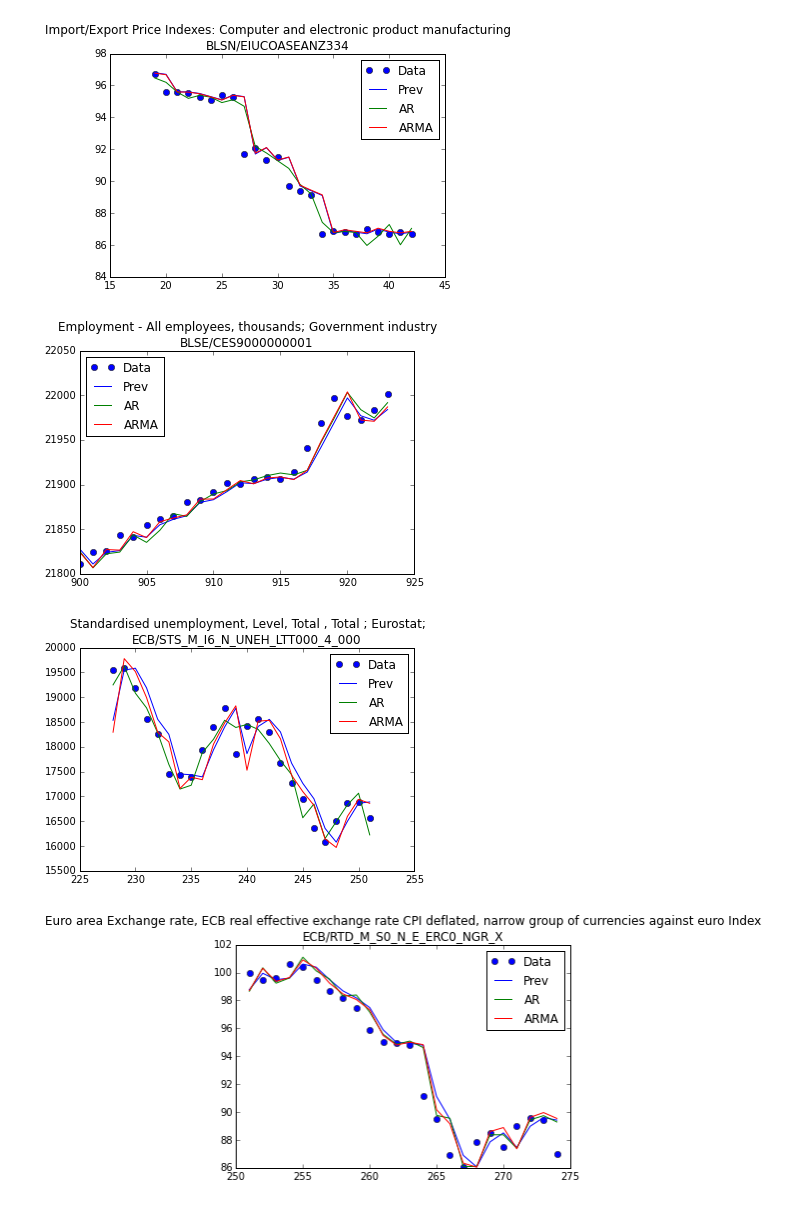
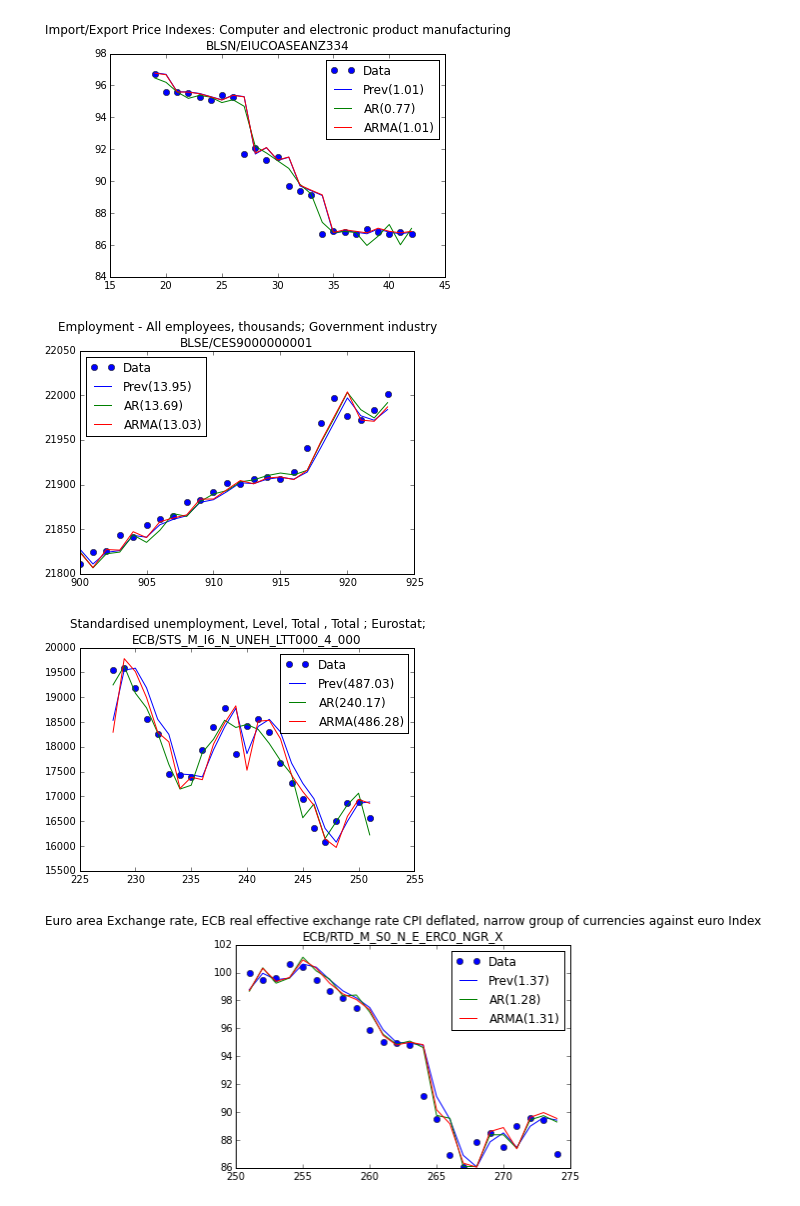
Before and after one commit to mkarlovc/ts, a Jupyter notebook: Testing.ipynb, the cells around one changed output. Cells and saved outputs as stored; diff of their text form; code cells hidden in the pictures.

Commit message:
rmse on plots

```diff
--- a/Testing.ipynb
+++ b/Testing.ipynb
@@ -48,7 +48,7 @@ for ind in data.listIndicators():
             min_nrmsd = arma[2]["NRMSD"]
             min_nrmsd_lbl = "ARMA"
 
-        vals.append((indicator, prev[0], ar[0], arma[0], prev[0], ar[1], ind_name, ind_desc))
+        vals.append((indicator, prev[0], ar[0], arma[0], prev[0], ar[1], ind_name, ind_desc, prev[1]["RMSE"], ar[2]["RMSE"], arma[2]["RMSE"]))
         df = df.append([[ind_name,prev[1]["NRMSD"], prev[1]["RMSE"], ar[2]["NRMSD"], ar[2]["RMSE"], arma[2]["NRMSD"], arma[2]["RMSE"], min_rmse_lbl, min_nrmsd_lbl]])
     except:
         pass
@@ -74,7 +74,7 @@ df
 # %%
 for val in vals:
     try:
-        model.plot_pred_4(val[7]+"\n"+val[6],val[0],val[1],val[2],val[3],val[5])
+        model.plot_pred_4(val[7]+"\n"+val[6],val[0],val[1],val[2],val[3],val[5], val[8], val[9], val[10])
     except:
         pass
 # %% [output]
@@ -82,4 +82,4 @@ for val in vals:
-[figure, old version]
+[figure, new version]
-[figure, old version]
+[figure, new version]
-[figure, old version]
+[figure, new version]
-[figure, old version]
+[figure, new version]
```
Also changed, not shown: parts of 1 cell of this notebook, 3 other files.
